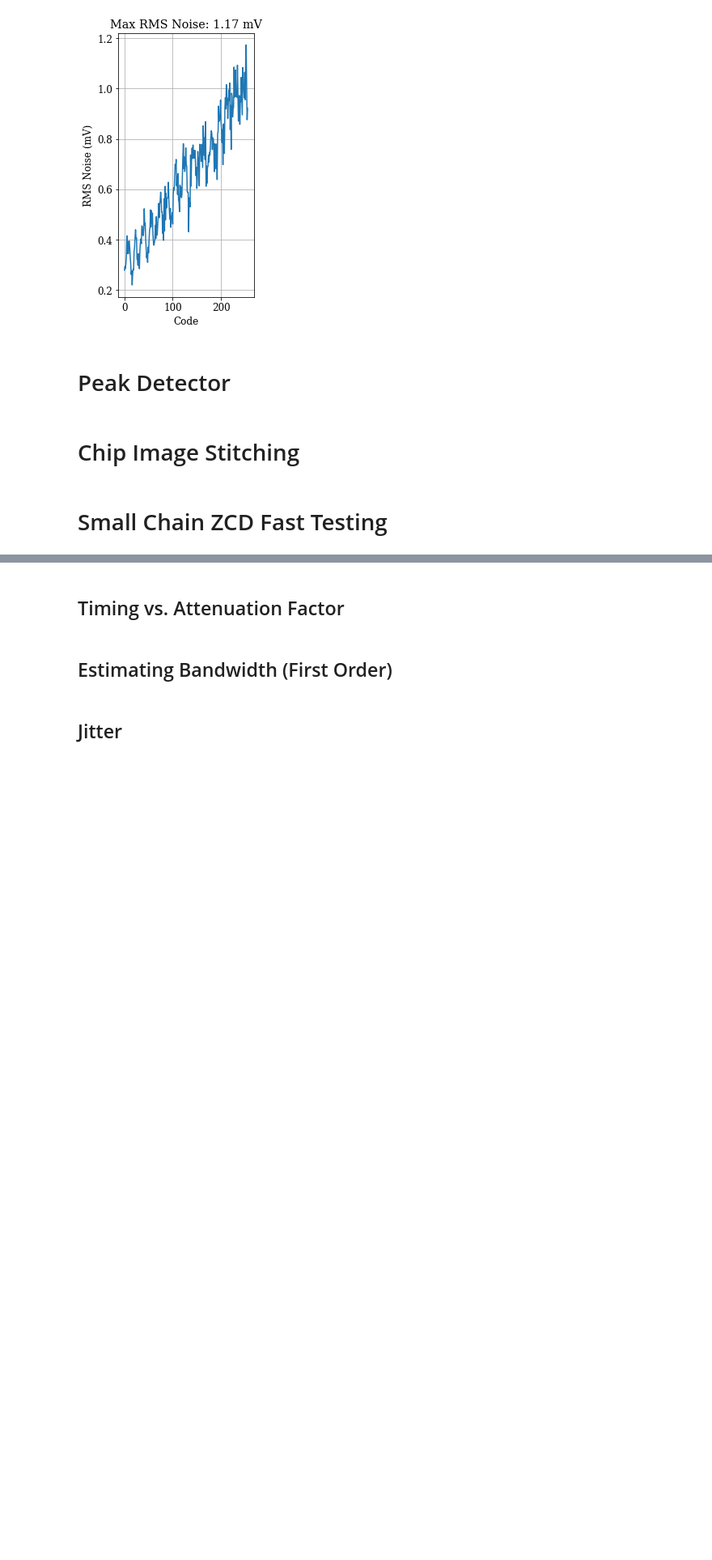
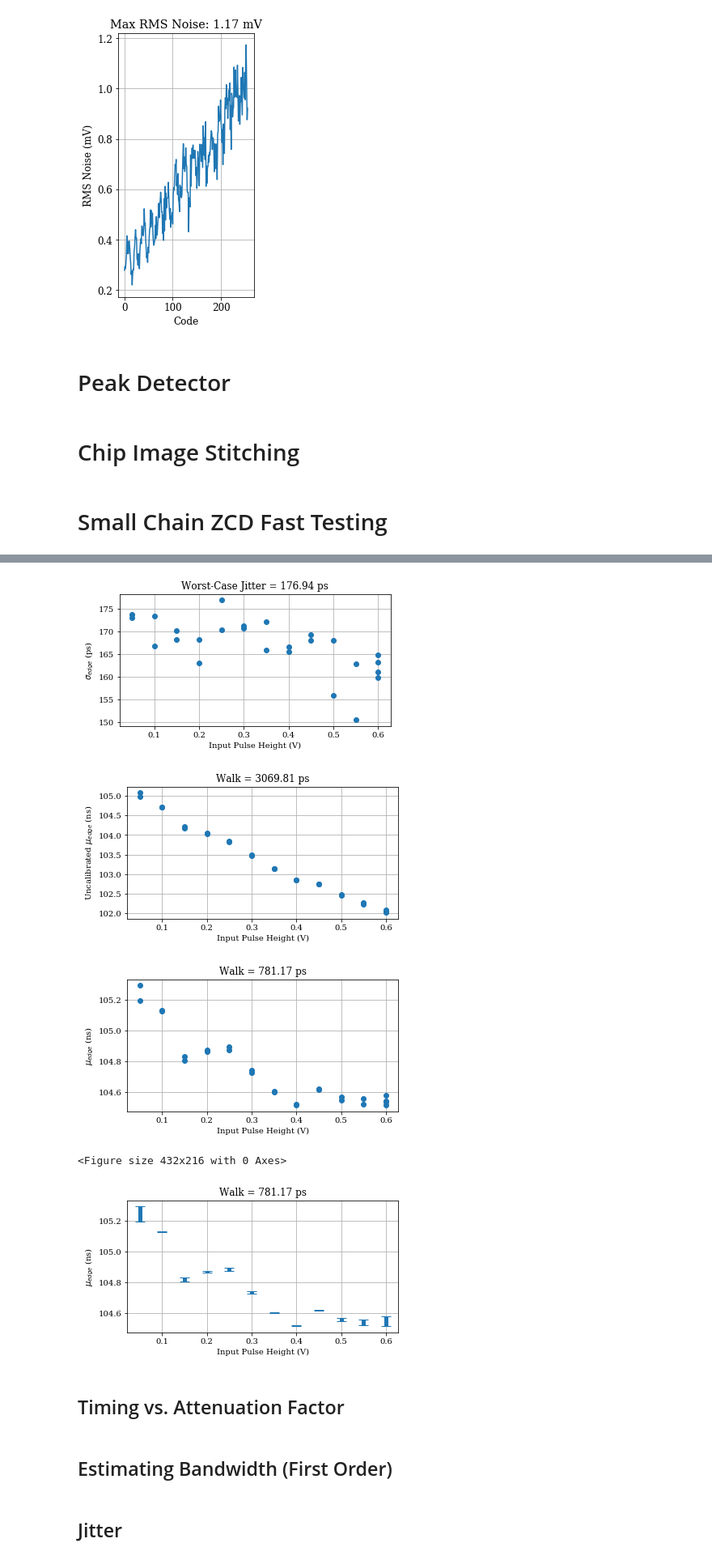
Before and after one commit to iiSmiley/span-ion-code, a Jupyter notebook: testing/plotting.ipynb, the cells around one changed output, grey strips where cells are left out. Shown at 81% size. Saved outputs shown, nothing was run; the diff lists cells and outputs as text; code cells hidden in the pictures; blank space fills up the shorter version.

```diff
--- a/testing/plotting.ipynb
+++ b/testing/plotting.ipynb
@@ -359,7 +377,7 @@ for fname in file_in_vec:
                 tdiff_std_vec.append(tdiff_std)
                 tdiff_avg_vec.append(tdiff_avg)
 # %%
-plt.rcParams['figure.figsize'] = (6,6)
+plt.rcParams['figure.figsize'] = (6,3)
 plt.rcParams.update({'font.size': 10})
 
 tdiff_corrected = [t-walk_0p7ref_est(vin_vec[i]) for i,t in enumerate(tdiff_avg_vec)]
@@ -373,23 +391,30 @@ vin_vec = np.array(vin_vec)
 plt.plot(vin_vec-0.7, [t*1e12 for t in tdiff_std_vec], 'o')
 plt.grid(True)
 plt.xlabel("Input Pulse Height (V)")
-plt.ylabel("$\sigma_{timing}$ (ps)")
+plt.ylabel("$\sigma_{edge}$ (ps)")
 # plt.title(f'Worst-Case Jitter = {round(tdiff_worst*1e12, 2)} ps\nVin={round(vin_worst, 2)}V\n{file_worst}')
-plt.title(f'Board D4 (with Chip)\nWorst-Case Jitter = {round(tdiff_worst*1e12, 2)} ps')
+# plt.title(f'Board D4 (with Chip)\nWorst-Case Jitter = {round(tdiff_worst*1e12, 2)} ps')
+plt.title(f'Worst-Case Jitter = {round(tdiff_worst*1e12, 2)} ps')
+
+plt.savefig(f"fig_jitter.pdf", format="pdf", bbox_inches="tight")
 
 plt.figure()
 plt.plot(vin_vec-0.7, [t*1e9 for t in tdiff_avg_vec], 'o')
 plt.grid(True)
 plt.xlabel("Input Pulse Height (V)")
-plt.ylabel("$\mu_{timing}$ (ns)")
+plt.ylabel("Uncalibrated $\mu_{edge}$ (ns)")
 plt.title(f'Walk = {round((max(tdiff_avg_vec)-min(tdiff_avg_vec))*1e12, 2)} ps');
+
+plt.savefig(f"fig_walkUnalibrated.pdf", format="pdf", bbox_inches="tight")
 
 plt.figure()
 plt.plot(vin_vec-0.7, [t*1e9 for t in tdiff_corrected], 'o')
 plt.grid(True)
 plt.xlabel("Input Pulse Height (V)");
-plt.ylabel("Corrected $\mu_{timing}$ (ns)");
+plt.ylabel("$\mu_{edge}$ (ns)");
 plt.title(f'Walk = {round((max(tdiff_corrected)-min(tdiff_corrected))*1e12, 2)} ps');
+
+plt.savefig(f"fig_walkCalibrated.pdf", format="pdf", bbox_inches="tight")
 
 plt.figure()
 dat_restruct = dict()
@@ -398,34 +423,42 @@ for i, vin in enumerate(vin_vec):
     if vin_cleaned in dat_restruct.keys():
         dat_restruct[vin_cleaned].append(tdiff_corrected[i])
     else:
         dat_restruct[vin_cleaned] = [tdiff_corrected[i]]
 
 
 dat_heights = []
 dat_bottoms = []
 dat_tops = []
 vin_vec_filt = []
 for vin, tdiff_vec in dat_restruct.items():
     vin_vec_filt.append(vin)
     dat_bottoms.append(min(tdiff_vec)*1e9)
     dat_tops.append(max(tdiff_vec)*1e9)
     dat_heights.append((max(tdiff_vec)-min(tdiff_vec))*1e9)
 # plt.bar(x=vin_vec_filt, height=dat_heights, bottom=dat_bottoms, width=0.01, linewidth=0, capsize=.05)
 idx_sort = np.argsort(vin_vec_filt)
 vin_vec_filt[:] = [vin_vec_filt[i] for i in idx_sort]
 dat_heights[:] = [dat_heights[i] for i in idx_sort]
 dat_bottoms[:] = [dat_bottoms[i] for i in idx_sort]
 dat_tops[:] = [dat_tops[i] for i in idx_sort]
 plt.figure()
 vin_vec_shift = [v-0.7 for v in vin_vec_filt]
 plt.errorbar(x=vin_vec_shift, y=dat_bottoms,
              yerr=np.array([[0]*len(dat_bottoms), dat_heights]),
              capsize=6, fmt='none', elinewidth=5.0)
 # plt.errorbar(x=vin_vec_shift, y=dat_bottoms, yerr=dat_heights, lolims=True)
 plt.grid(True)
 plt.xlabel("Input Pulse Height (V)");
-plt.ylabel("Corrected $\mu_{timing}$ (ns)");
+plt.ylabel("$\mu_{edge}$ (ns)");
 plt.title(f'Walk = {round((max(tdiff_corrected)-min(tdiff_corrected))*1e12, 2)} ps');
+
+plt.savefig(f"fig_walkCalibrated_errorBars.pdf", format="pdf", bbox_inches="tight")
+# %% [output]
+[figure, added]
+[figure, added]
+[figure, added]
+<Figure size 432x216 with 0 Axes>
+[figure, added]
 # %% [markdown]
 <h2>Timing vs. Attenuation Factor</h2>
 # %%
```
Also changed, not shown: parts of 5 cells of this notebook, 5 other files.
